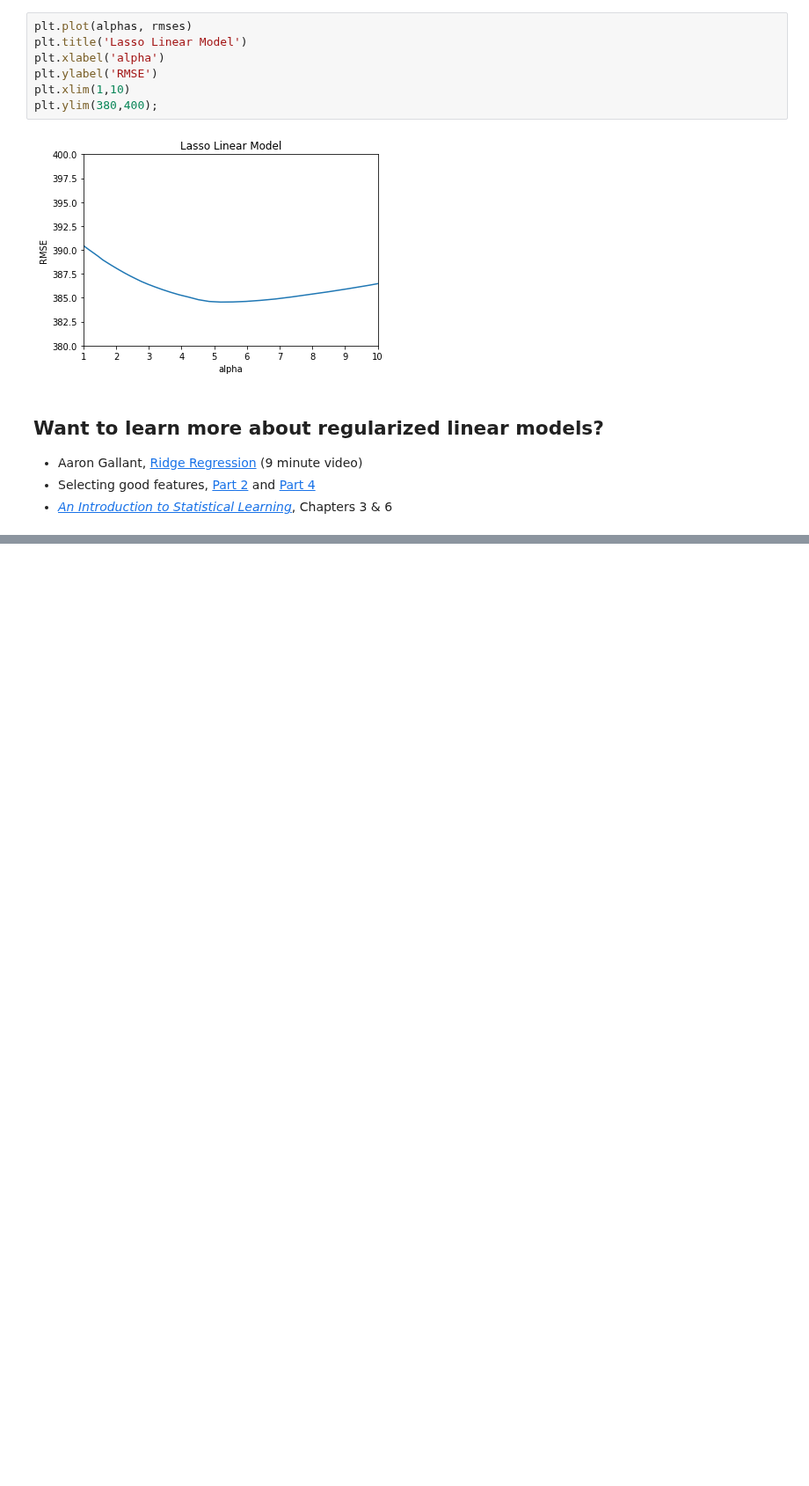
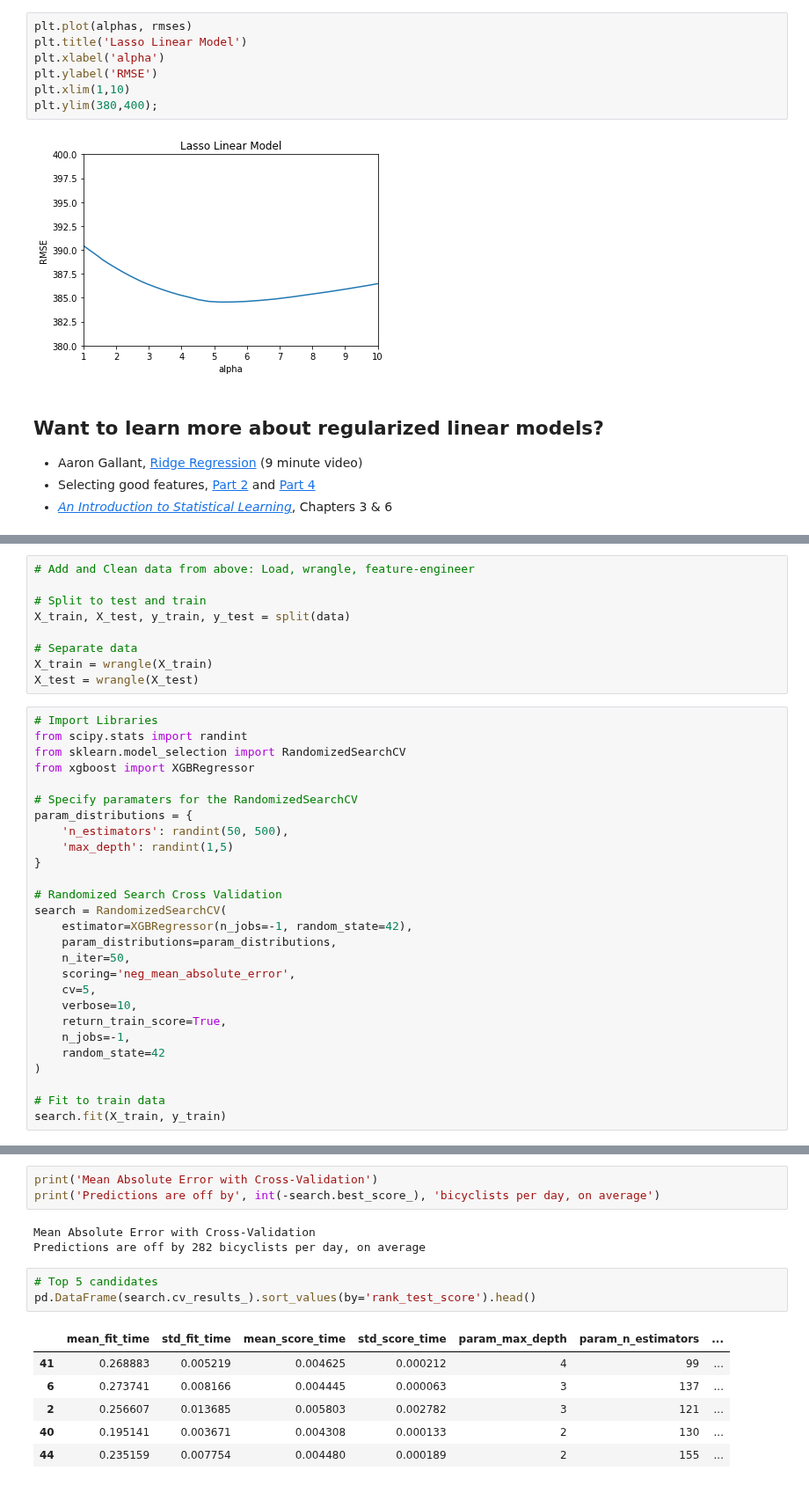
Before and after one commit to LambdaSchool/DS-Unit-2-Sprint-4-Practicing-Understanding, a Jupyter notebook: module2-regularization-survival-analysis/LS_DS_242_Review_and_Regularization.ipynb, the cells around one changed output, grey strips where cells are left out. Shown at 88% size. Drawn from its saved outputs; the diff is of its cells as text; blank space fills up the shorter version.

```diff
--- a/module2-regularization-survival-analysis/LS_DS_242_Review_and_Regularization.ipynb
+++ b/module2-regularization-survival-analysis/LS_DS_242_Review_and_Regularization.ipynb
@@ -497,0 +500,36 @@ plt.ylim(380,400);
+# %%
+# Add and Clean data from above: Load, wrangle, feature-engineer
+
+# Split to test and train
+X_train, X_test, y_train, y_test = split(data)
+
+# Separate data
+X_train = wrangle(X_train)
+X_test = wrangle(X_test)
+# %%
+# Import Libraries
+from scipy.stats import randint
+from sklearn.model_selection import RandomizedSearchCV
+from xgboost import XGBRegressor
+
+# Specify paramaters for the RandomizedSearchCV
+param_distributions = {
+    'n_estimators': randint(50, 500),
+    'max_depth': randint(1,5)
+}
+
+# Randomized Search Cross Validation
+search = RandomizedSearchCV(
+    estimator=XGBRegressor(n_jobs=-1, random_state=42),
+    param_distributions=param_distributions,
+    n_iter=50,
+    scoring='neg_mean_absolute_error',
+    cv=5,
+    verbose=10,
+    return_train_score=True,
+    n_jobs=-1,
+    random_state=42
+)
+
+# Fit to train data
+search.fit(X_train, y_train)
@@ -497,0 +568,16 @@ plt.ylim(380,400);
+# %%
+print('Mean Absolute Error with Cross-Validation')
+print('Predictions are off by', int(-search.best_score_), 'bicyclists per day, on average')
+# %% [output]
+Mean Absolute Error with Cross-Validation
+Predictions are off by 282 bicyclists per day, on average
+# %%
+# Top 5 candidates
+pd.DataFrame(search.cv_results_).sort_values(by='rank_test_score').head()
+# %% [output]
+|  | mean_fit_time | std_fit_time | mean_score_time | std_score_time | param_max_depth | param_n_estimators | ... |
+| 41 | 0.268883 | 0.005219 | 0.004625 | 0.000212 | 4 | 99 | ... |
+| 6 | 0.273741 | 0.008166 | 0.004445 | 0.000063 | 3 | 137 | ... |
+| 2 | 0.256607 | 0.013685 | 0.005803 | 0.002782 | 3 | 121 | ... |
+| 40 | 0.195141 | 0.003671 | 0.004308 | 0.000133 | 2 | 130 | ... |
+| 44 | 0.235159 | 0.007754 | 0.004480 | 0.000189 | 2 | 155 | ... |
```
Also changed, not shown: parts of 9 cells of this notebook.
